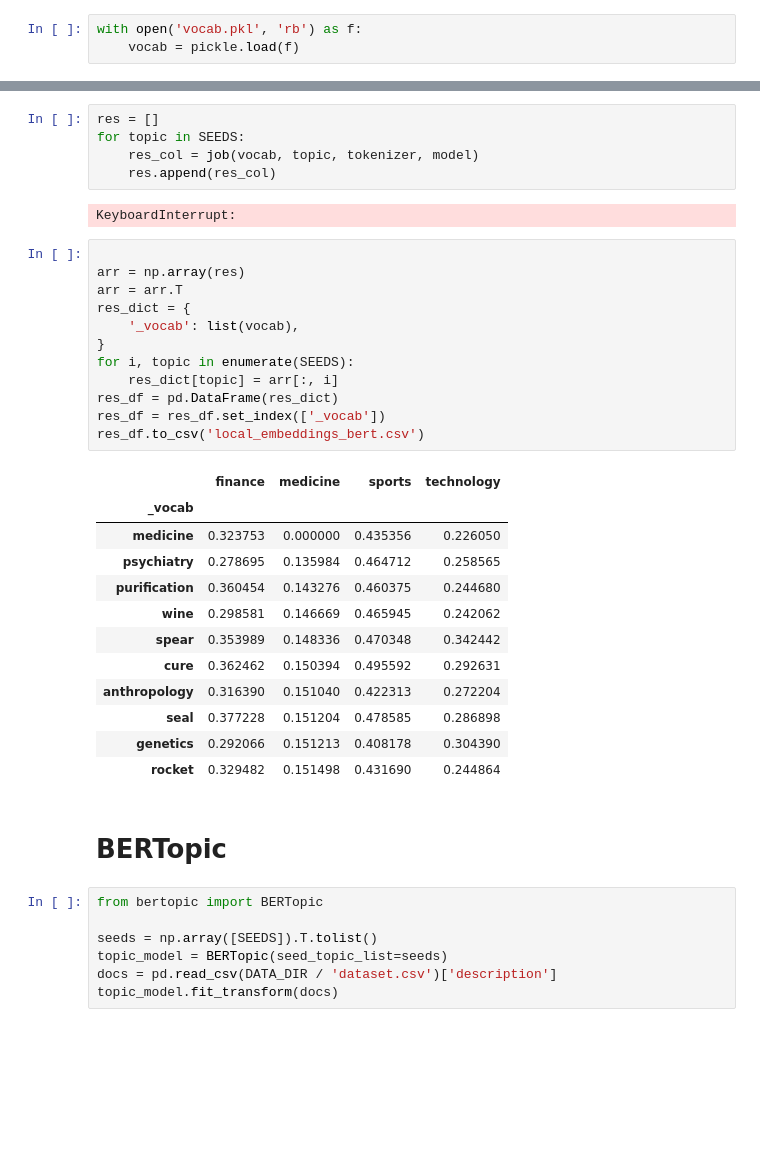
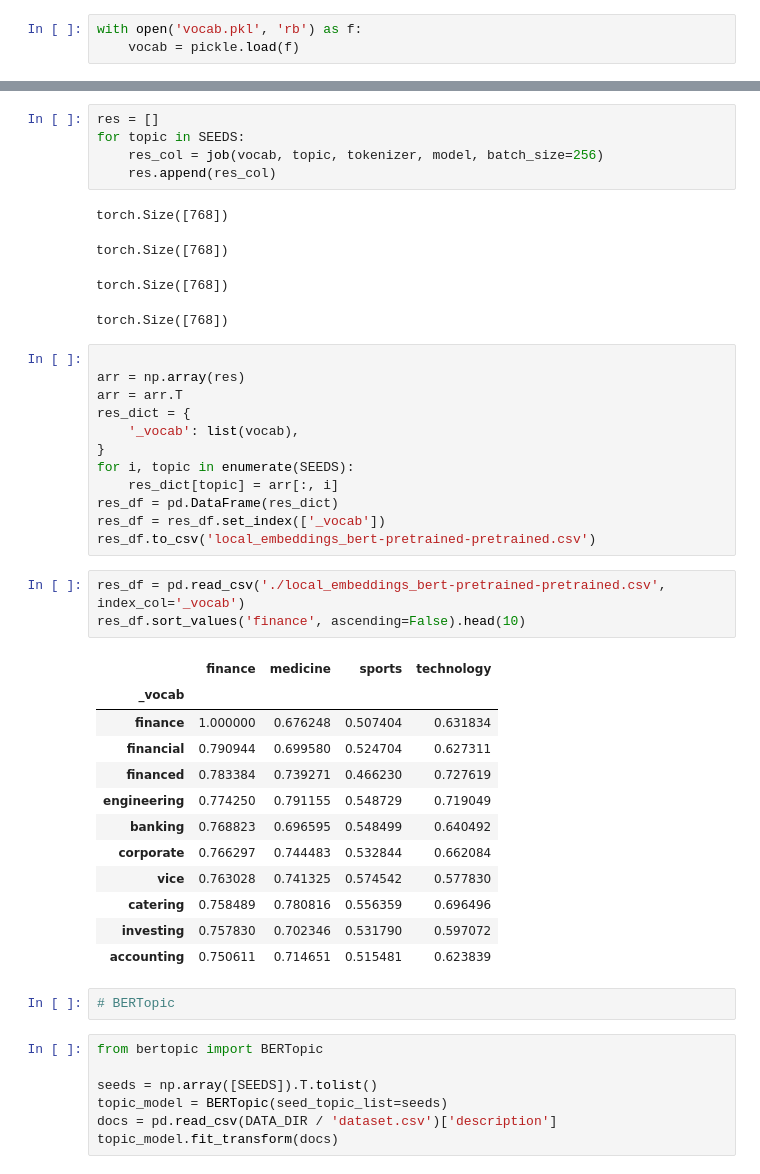
Before and after one commit to zhangchi0104/honours-sgtm, a Jupyter notebook: experiment.ipynb, the cells around one changed output, grey strips where cells are left out. Saved outputs shown, nothing was run; the diff lists cells and outputs as text; blank space fills up the shorter version.

```diff
--- a/experiment.ipynb
+++ b/experiment.ipynb
@@ -269,10 +371,13 @@ def job(vocab, topic, tokenizer, model):
 # %%
 res = []
 for topic in SEEDS:
-    res_col = job(vocab, topic, tokenizer, model)
+    res_col = job(vocab, topic, tokenizer, model, batch_size=256)
     res.append(res_col)
 # %% [output]
-KeyboardInterrupt:
+torch.Size([768])
+torch.Size([768])
+torch.Size([768])
+torch.Size([768])
 # %%
 
 arr = np.array(res)
@@ -284,22 +389,25 @@ for i, topic in enumerate(SEEDS):
     res_dict[topic] = arr[:, i]
 res_df = pd.DataFrame(res_dict)
 res_df = res_df.set_index(['_vocab'])
-res_df.to_csv('local_embeddings_bert.csv')
+res_df.to_csv('local_embeddings_bert-pretrained-pretrained.csv')
-# %% [output]
-|  | finance | medicine | sports | technology |
-| _vocab |  |  |  |  |
-| medicine | 0.323753 | 0.000000 | 0.435356 | 0.226050 |
-| psychiatry | 0.278695 | 0.135984 | 0.464712 | 0.258565 |
-| purification | 0.360454 | 0.143276 | 0.460375 | 0.244680 |
-| wine | 0.298581 | 0.146669 | 0.465945 | 0.242062 |
-| spear | 0.353989 | 0.148336 | 0.470348 | 0.342442 |
-| cure | 0.362462 | 0.150394 | 0.495592 | 0.292631 |
-| anthropology | 0.316390 | 0.151040 | 0.422313 | 0.272204 |
-| seal | 0.377228 | 0.151204 | 0.478585 | 0.286898 |
-| genetics | 0.292066 | 0.151213 | 0.408178 | 0.304390 |
-| rocket | 0.329482 | 0.151498 | 0.431690 | 0.244864 |
-# %% [markdown]
-# BERTopic
+# %%
+res_df = pd.read_csv('./local_embeddings_bert-pretrained-pretrained.csv', index_col='_vocab')
+res_df.sort_values('finance', ascending=False).head(10)
+# %% [output]
+|  | finance | medicine | sports | technology |
+| _vocab |  |  |  |  |
+| finance | 1.000000 | 0.676248 | 0.507404 | 0.631834 |
+| financial | 0.790944 | 0.699580 | 0.524704 | 0.627311 |
+| financed | 0.783384 | 0.739271 | 0.466230 | 0.727619 |
+| engineering | 0.774250 | 0.791155 | 0.548729 | 0.719049 |
+| banking | 0.768823 | 0.696595 | 0.548499 | 0.640492 |
+| corporate | 0.766297 | 0.744483 | 0.532844 | 0.662084 |
+| vice | 0.763028 | 0.741325 | 0.574542 | 0.577830 |
+| catering | 0.758489 | 0.780816 | 0.556359 | 0.696496 |
+| investing | 0.757830 | 0.702346 | 0.531790 | 0.597072 |
+| accounting | 0.750611 | 0.714651 | 0.515481 | 0.623839 |
+# %%
+# BERTopic
 # %%
 from bertopic import BERTopic
 
```
Also changed, not shown: parts of 21 cells of this notebook, 1 other file.
